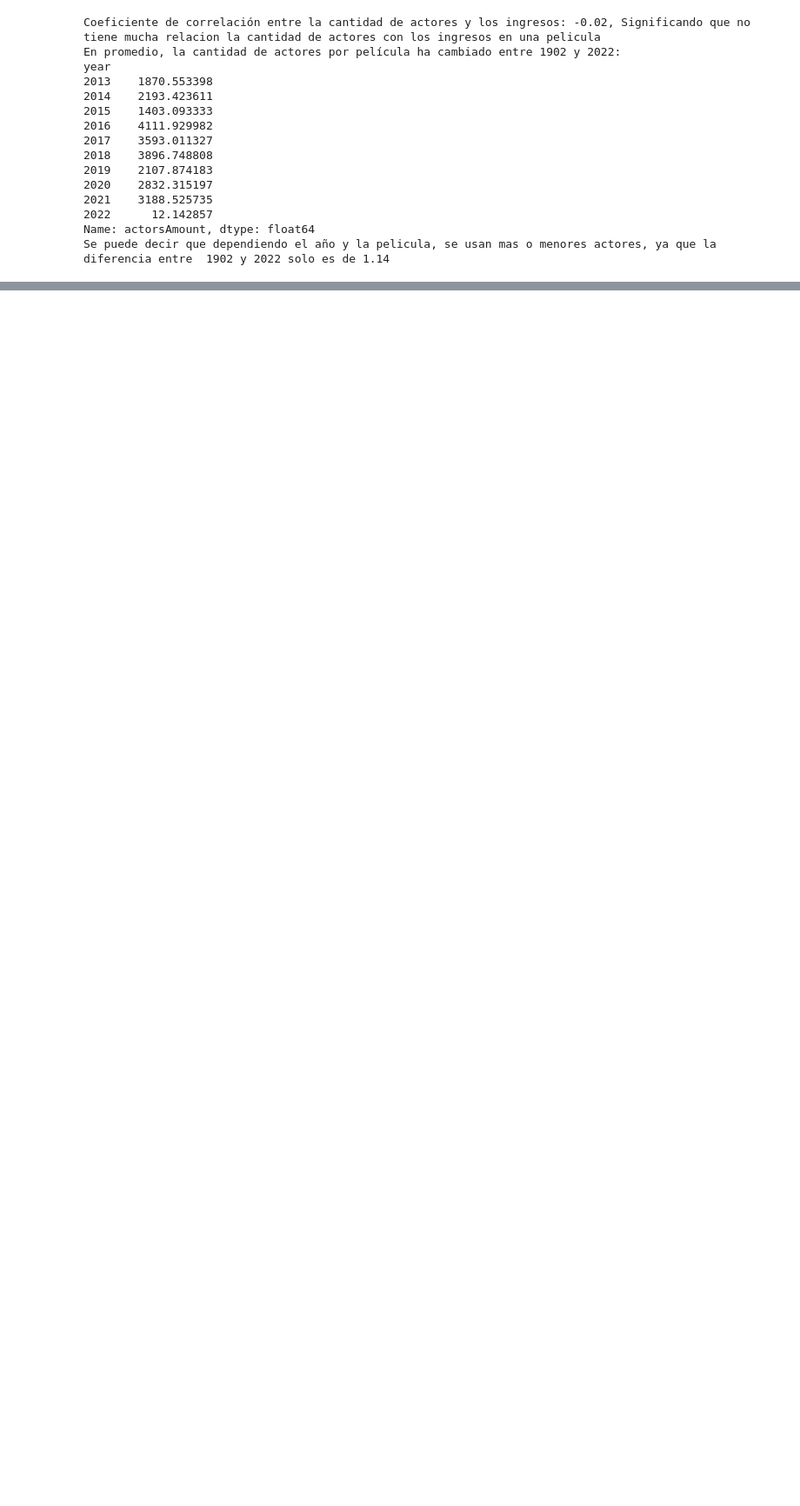
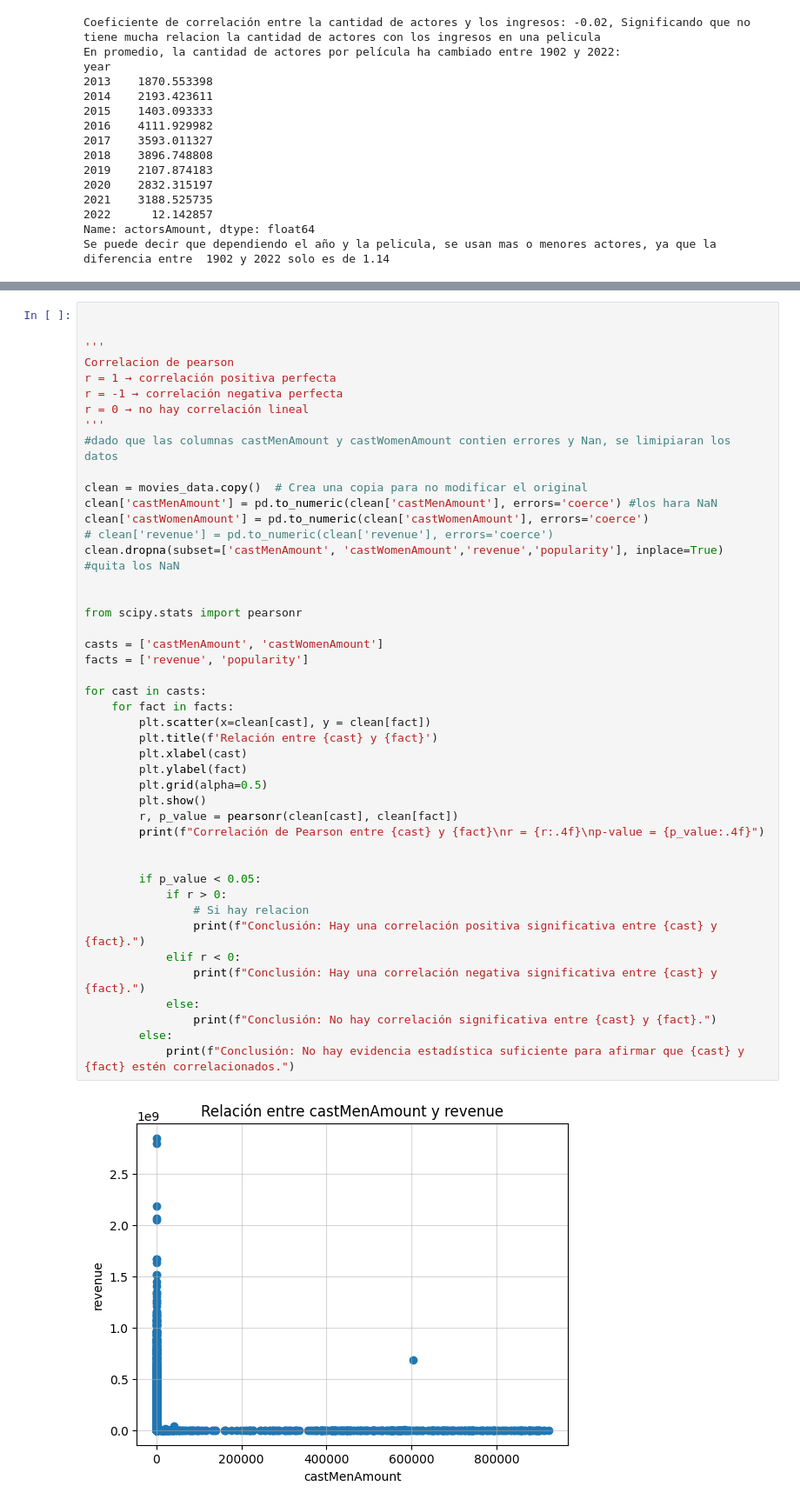
Before and after one commit to josuemj/CineVision-Studios, a Jupyter notebook: analisis_exploratorio.ipynb, the cells around one changed output, grey strips where cells are left out. Shown at 87% size. Drawn from its saved outputs; the diff is of its cells as text; blank space fills up the shorter version.

Commit message:
ej4.i = correlaciones - castMenAmount - castWomenAmount - revenue - popularity

```diff
--- a/analisis_exploratorio.ipynb
+++ b/analisis_exploratorio.ipynb
@@ -381,0 +384,47 @@ Se puede decir que dependiendo el año y la pelicula, se usan mas o menores acto
+# %%
+
+
+'''
+Correlacion de pearson
+r = 1 → correlación positiva perfecta
+r = -1 → correlación negativa perfecta
+r = 0 → no hay correlación lineal
+'''
+#dado que las columnas castMenAmount y castWomenAmount contien errores y Nan, se limipiaran los datos
+
+clean = movies_data.copy()  # Crea una copia para no modificar el original
+clean['castMenAmount'] = pd.to_numeric(clean['castMenAmount'], errors='coerce') #los hara NaN
+clean['castWomenAmount'] = pd.to_numeric(clean['castWomenAmount'], errors='coerce')
+# clean['revenue'] = pd.to_numeric(clean['revenue'], errors='coerce')
+clean.dropna(subset=['castMenAmount', 'castWomenAmount','revenue','popularity'], inplace=True) #quita los NaN
+
+
+from scipy.stats import pearsonr
+
+casts = ['castMenAmount', 'castWomenAmount']
+facts = ['revenue', 'popularity']
+
+for cast in casts:
+    for fact in facts:
+        plt.scatter(x=clean[cast], y = clean[fact])
+        plt.title(f'Relación entre {cast} y {fact}')
+        plt.xlabel(cast)
+        plt.ylabel(fact)
+        plt.grid(alpha=0.5)
+        plt.show()
+        r, p_value = pearsonr(clean[cast], clean[fact])
+        print(f"Correlación de Pearson entre {cast} y {fact}\nr = {r:.4f}\np-value = {p_value:.4f}")
+
+
+        if p_value < 0.05:
+            if r > 0:
+                # Si hay relacion
+                print(f"Conclusión: Hay una correlación positiva significativa entre {cast} y {fact}.")
+            elif r < 0:
+                print(f"Conclusión: Hay una correlación negativa significativa entre {cast} y {fact}.")
+            else:
+                print(f"Conclusión: No hay correlación significativa entre {cast} y {fact}.")
+        else:
+            print(f"Conclusión: No hay evidencia estadística suficiente para afirmar que {cast} y {fact} estén correlacionados.")
+# %% [output]
+[figure, added]
```
Also changed, not shown: parts of 3 cells of this notebook.
